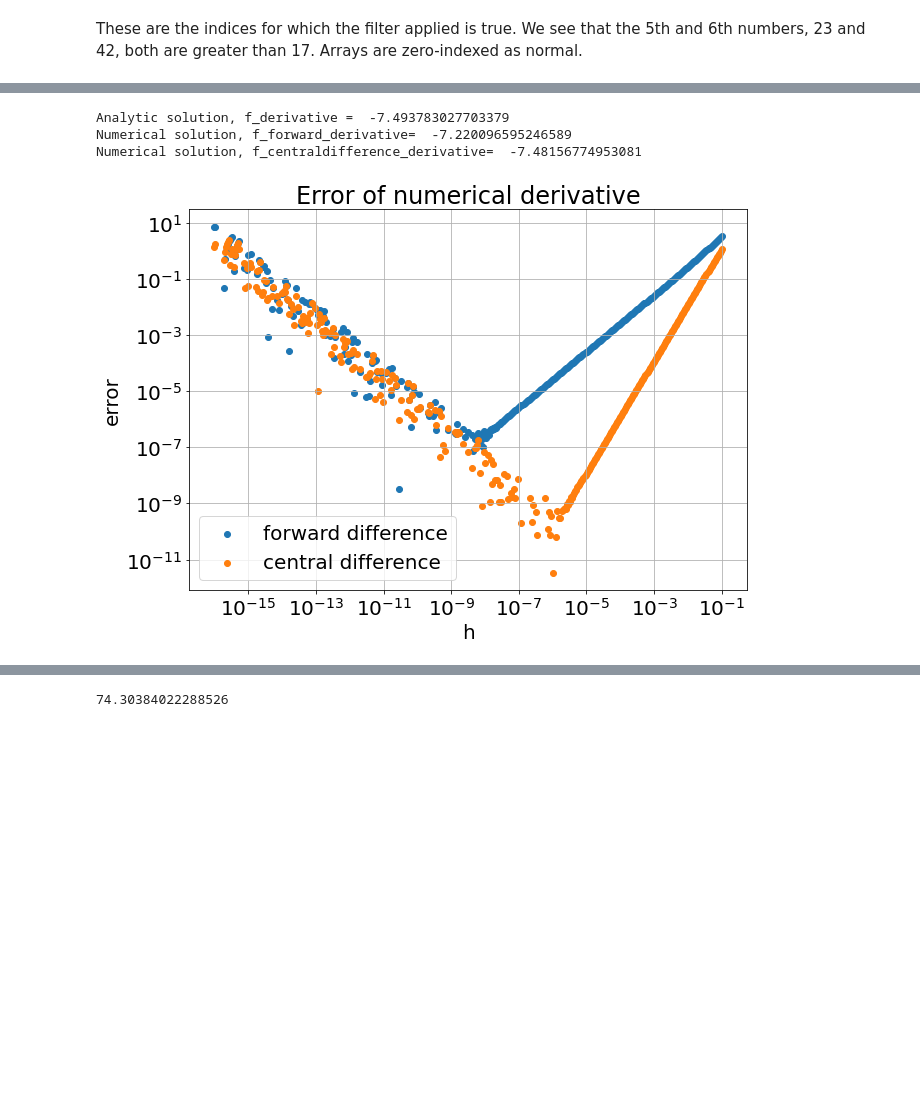
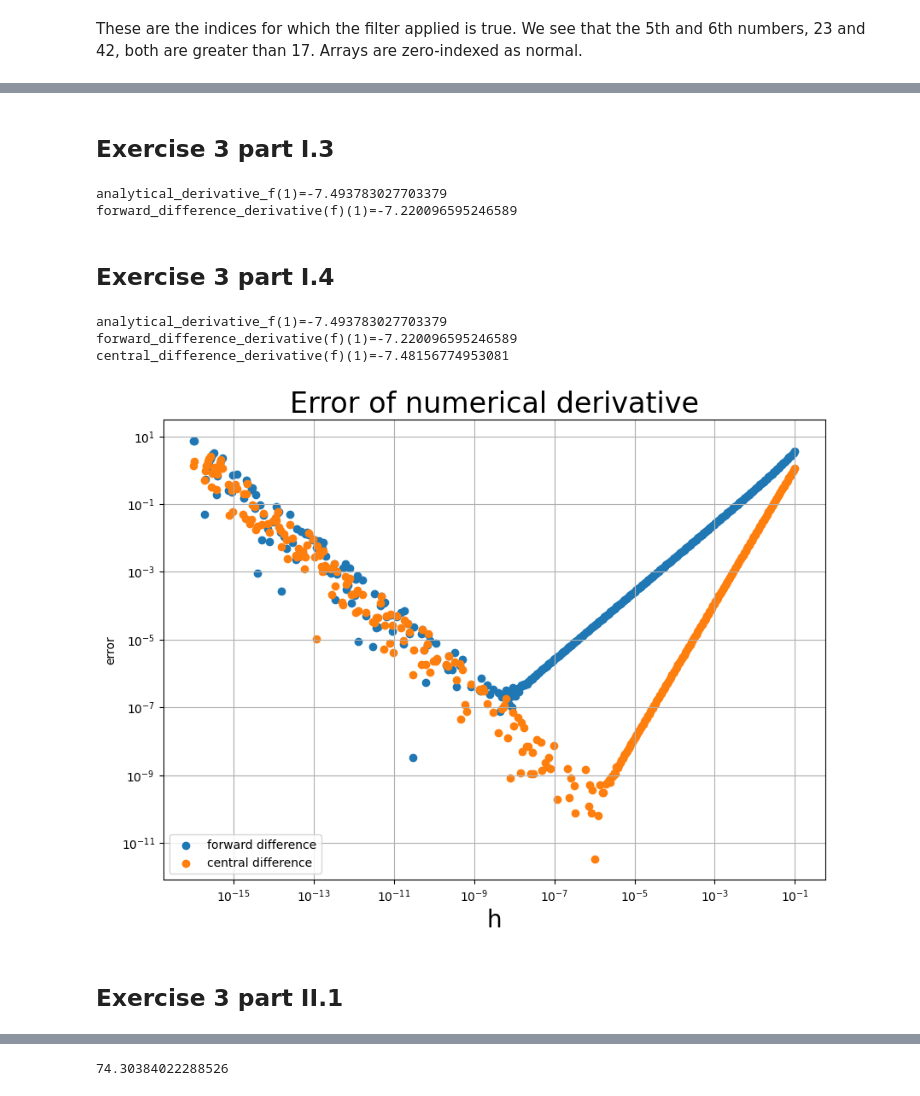
Before and after one commit to Vnormann/MOD510---Project-1, a Jupyter notebook: Project1_group16.ipynb, the cells around one changed output, grey strips where cells are left out. Drawn from its saved outputs; the diff is of its cells as text; code cells hidden in the pictures; blank space fills up the shorter version.

```diff
--- a/Project1_group16.ipynb
+++ b/Project1_group16.ipynb
@@ -256,14 +228,20 @@ arbitrary_closed_intervall(a=-10,b=10, title = 'a Gaussian wave packet')
 # %%
-# Exercise 3, Part I - part 1
-def f(x, a=0.1, b=10):
-    return np.sin(b*x)*np.exp(-a*x*x)
+# Exercise 3, Part I - part 2
 
-x=np.arange(-10,11,0.5)
+def f_derivative(x, a=0.1, b=10):
+    return b*np.cos(b*x)*np.exp(-a*x*x) - 2*a*x*np.sin(b*x)*np.exp(-a*x*x)
 
-y=[]
-for i in x:
-    y.append(f(i))
-
-plt.plot(x,y)
-plt.show()
+def arbitrary_closed_intervall_derivative(a=0,b=15, title='none'):
+    x = np.linspace(a, b, 10000)
+    y = f_derivative(x)
+    plt.title(title)
+    plt.xlabel("x")
+    plt.ylabel("f(x)")
+    plt.grid()
+    plt.gcf().set_size_inches(10, 7)
+    plt.plot(x,y)
+    plt.show()
+    return
+arbitrary_closed_intervall_derivative(title='arbitrary interval')
+arbitrary_closed_intervall_derivative(a=-10,b=10, title='a Gaussian wave packet')
 # %% [output]
@@ -271,13 +249,0 @@ plt.show()
-# %%
-# Exercise 3, Part I - part 1
-def f(x, a=0.1, b=10):
-    return np.sin(b*x)*np.exp(-a*x*x)
-
-x=np.arange(-10,11,0.05)
-
-y=[]
-for i in x:
-    y.append(f(i))
-
-plt.plot(x,y)
-plt.show()
@@ -320,3 +250,5 @@ Numerical solution, f_forward_derivative=  -7.220096595246589
+# %% [markdown]
+## Exercise 3 part I.3
 # %%
 def forward_difference_derivative(f, h=1e-2):
     return lambda x: (f(x + h) - f(x)) / h
@@ -330,47 +262,46 @@ def f(x, a=0.1, b=10):
     return np.sin(b*x) * np.exp(-a * x**2)
 
 
+print(f"{analytical_derivative_f(1)=}")
 print(f"{forward_difference_derivative(f)(1)=}")
-print(f"{analytical_derivative_f(1)=}")
+# %% [output]
+analytical_derivative_f(1)=-7.493783027703379
+forward_difference_derivative(f)(1)=-7.220096595246589
-# %%
-# Exercise 3, Part I - part 4
-def f_centraldifference_derivative(x, a=0.1, b=10, h=0.01):
-    return 0.5*(f(x+h, a, b) - f(x-h, a, b))/h
-
-print('Analytic solution, f_derivative = ', f_derivative(x=1))
-print('Numerical solution, f_forward_derivative= ', f_forward_derivative(x=1))
-print('Numerical solution, f_centraldifference_derivative= ', f_centraldifference_derivative(x=1))
-# %% [output]
-Analytic solution, f_derivative =  -7.493783027703379
-Numerical solution, f_forward_derivative=  -7.220096595246589
-Numerical solution, f_centraldifference_derivative=  -7.48156774953081
+# %% [markdown]
+## Exercise 3 part I.4
 # %%
 def central_difference_derivative(f, h=1e-2):
     return lambda x: (f(x + h) - f(x - h)) / (2 * h)
 
 
+print(f"{analytical_derivative_f(1)=}")
+print(f"{forward_difference_derivative(f)(1)=}")
 print(f"{central_difference_derivative(f)(1)=}")
+# %% [output]
+analytical_derivative_f(1)=-7.493783027703379
+forward_difference_derivative(f)(1)=-7.220096595246589
+central_difference_derivative(f)(1)=-7.48156774953081
 # %%
 # Exercise 3, Part I - part 5
 
 h = np.logspace(-16,-1, num=500)
-analytic_f_derivative = f_derivative(x=1)
-numerical_forward_derivative_error = f_forward_derivative(x=1, h=h) - analytic_f_derivative
-numerical_centraldifference_derivative_error = f_centraldifference_derivative(x=1, h=h) - analytic_f_derivative
+analytic_f_derivative = analytical_derivative_f(1)
+numerical_forward_derivative_error = forward_difference_derivative(f, h)(1) - analytic_f_derivative
+numerical_centraldifference_derivative_error = central_difference_derivative(f, h)(1) - analytic_f_derivative
 
 # create scatter plot
 plt.scatter(h, numerical_forward_derivative_error, label='forward difference')
 plt.scatter(h, numerical_centraldifference_derivative_error, label='central difference')
 plt.legend()
 plt.grid()
 plt.xlabel('h', size=20)
 plt.ylabel('error')
 # plt.xlim(10^(-16), 1)
 plt.xscale('log')
 plt.yscale('log')
 plt.gcf().set_size_inches(10, 7)
 plt.rc('font', size=20)
 plt.title('Error of numerical derivative')
 plt.show()
 # %% [output]
-[figure, old version]
+[figure, new version]
@@ -404 +308,3 @@ ax.legend([error_fd_line, error_cd_line],
+# %% [markdown]
+## Exercise 3 part II.1
 # %%
```
Also changed, not shown: parts of 46 cells of this notebook.
